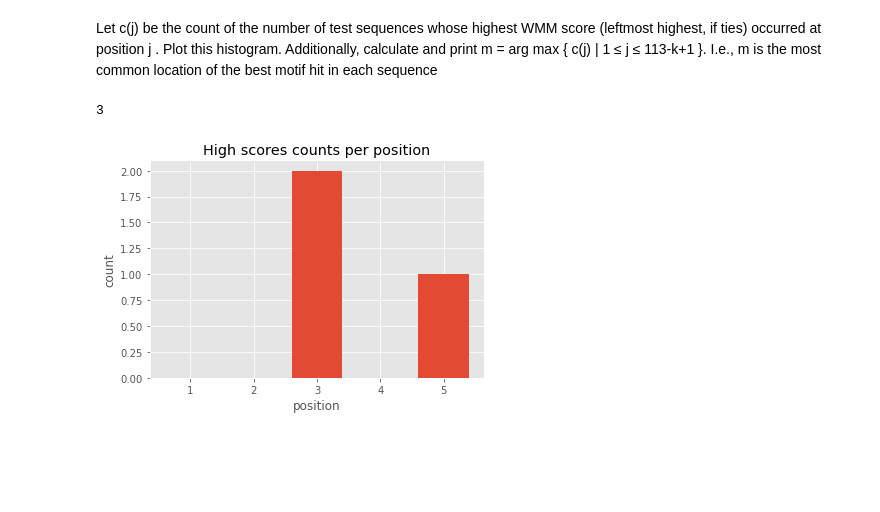
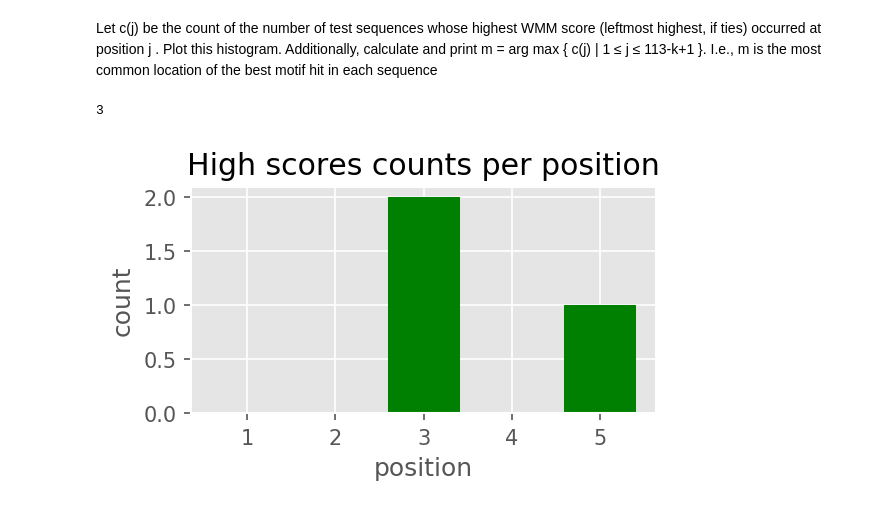
Before and after one commit to krishansubudhi/UW_CompBio, a Jupyter notebook: Assignment3/assignment3/test.ipynb, the cells around one changed output. Cells and saved outputs as stored; diff of their text form; code cells hidden in the pictures; blank space fills up the shorter version.

```diff
--- a/Assignment3/assignment3/test.ipynb
+++ b/Assignment3/assignment3/test.ipynb
@@ -9,13 +3,12 @@ plt.bar(list('ABC'),[10,0,20])
 # %%
 sequences = ['ACGT','GTAC', 'ABCDE']
 scores = [[1,2,10,0],[1,2,10,0],[1,2,10,1,11]]
-fig, axes = plt.subplots(len(scores),1)
-
-fig.suptitle('This is a somewhat long figure title', fontsize=16)
-
+fig, axes = plt.subplots(len(scores),1, figsize = (14,len(sequences)*2), constrained_layout=True)
+# fig.set_tight_layout(True)
+fig.suptitle('WMM Scores for each position in sequences')
+fig.set_dpi(200)
 for ax, seq, score in zip(axes, sequences, scores):
     ax.bar(list(seq), score)
-    ax.set_xlabel('Sequence')
+    ax.set_xlabel('Sequence: '+ seq)
     ax.set_ylabel('scores')
-    ax.set_title('WMM Scores', share = True)
 # %% [output]
@@ -25,16 +18,26 @@ Let c(j) be the count of the number of test sequences whose highest WMM score (l
 # %%
 import numpy as np
 plt.style.use('ggplot')
+
+gold_range = (3,5)
+
+fig, ax = plt.subplots(figsize = (4,2))
+fig.set_dpi(150)
 max_len = max([len(seq) for seq in sequences])
 c = np.zeros(max_len, dtype = int)
 for i,score in enumerate(scores):
     j = np.argmax(score)
     c[j] += 1
-plt.bar(range(1,max_len+1),c)
-plt.title('High scores counts per position')
-plt.xlabel('position')
-plt.ylabel('count')
+barlist = ax.bar(range(0,max_len),c)
+ax.set_title('High scores counts per position')
+ax.set_xticklabels(range(0,max_len+1))
+ax.set_xlabel('position')
+ax.set_ylabel('count')
+
+for gold in range(gold_range[0]-1, gold_range[1]):
+    barlist[gold].set_color('green')
+
 print(np.argmax(c)+1)
 # %% [output]
 3
-[figure, old version]
+[figure, new version]
```
Also changed, not shown: parts of 2 cells of this notebook, 5 other files.
